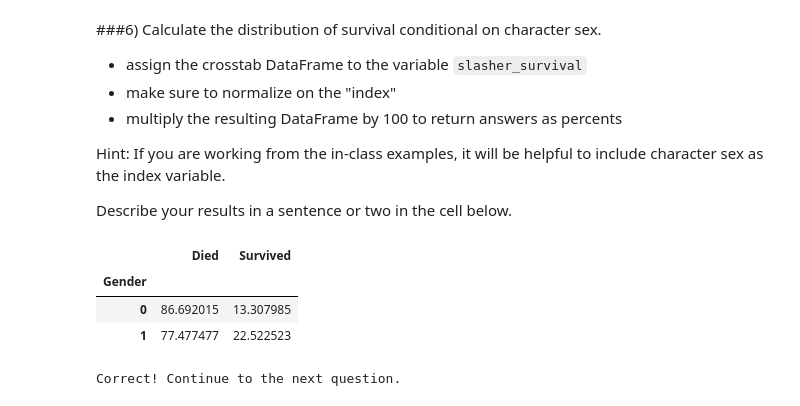
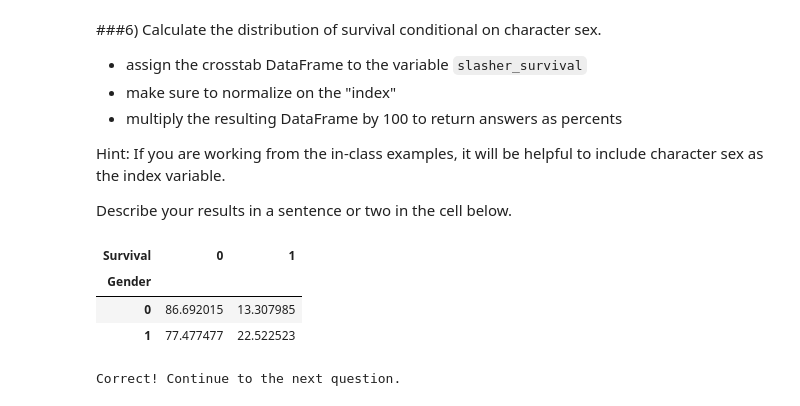
Before and after one commit to cswizard11/DS-Unit-1-Sprint-2-Statistics, a Jupyter notebook: module2-hypothesis-chi-square/LS_DS_122_Chi2_Tests_Assignment_CHECK.ipynb, the cells around one changed output. Saved outputs shown, nothing was run; the diff lists cells and outputs as text; code cells hidden in the pictures.

```diff
--- a/module2-hypothesis-chi-square/LS_DS_122_Chi2_Tests_Assignment_CHECK.ipynb
+++ b/module2-hypothesis-chi-square/LS_DS_122_Chi2_Tests_Assignment_CHECK.ipynb
@@ -225,12 +225,11 @@ Describe your results in a sentence or two in the cell below.
 # %%
 # Create your slasher_survival DataFrame here
 
 ### your code here ###
 slasher_survival = pd.crosstab(slasher_df['Gender'], slasher_df['Survival'], normalize='index')*100
-slasher_survival.columns = ['Died', 'Survived']
 slasher_survival
 # %% [output]
-|  | Died | Survived |
+| Survival | 0 | 1 |
 | Gender |  |  |
 | 0 | 86.692015 | 13.307985 |
 | 1 | 77.477477 | 22.522523 |
```
Also changed, not shown: parts of 1 cell of this notebook.
